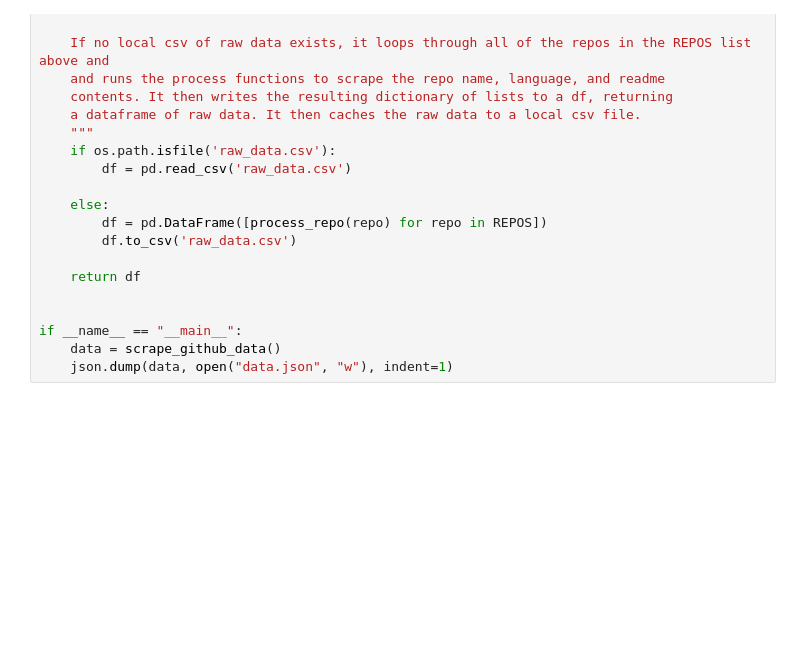
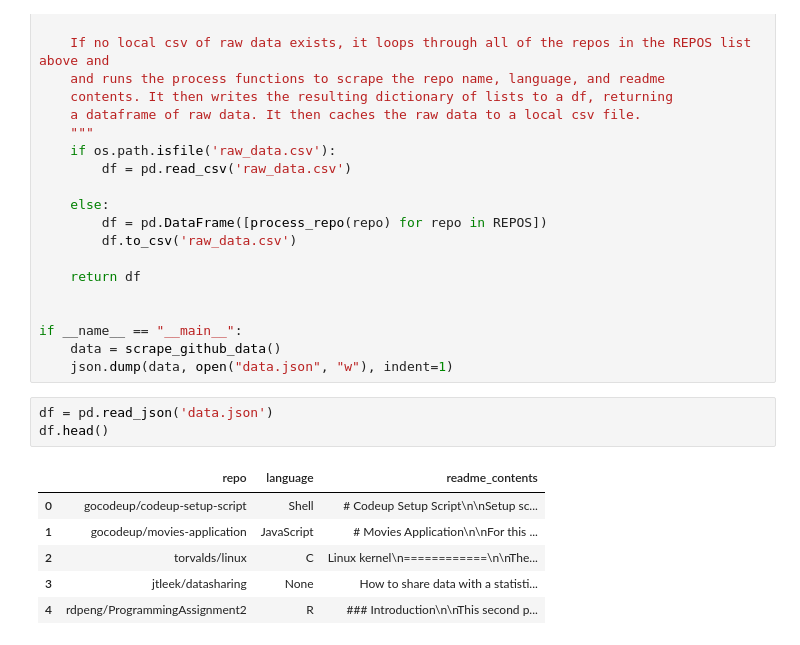
Before and after one commit to team2-nlp-project/team2-nlp-project, a Jupyter notebook: nathan_acquire.ipynb, the cells around one changed output. Drawn from its saved outputs; the diff is of its cells as text; blank space fills up the shorter version.

```diff
--- a/nathan_acquire.ipynb
+++ b/nathan_acquire.ipynb
@@ -470,3 +470,13 @@ def scrape_github_data():
 if __name__ == "__main__":
     data = scrape_github_data()
     json.dump(data, open("data.json", "w"), indent=1)
+# %%
+df = pd.read_json('data.json')
+df.head()
+# %% [output]
+|  | repo | language | readme_contents |
+| 0 | gocodeup/codeup-setup-script | Shell | # Codeup Setup Script\n\nSetup sc... |
+| 1 | gocodeup/movies-application | JavaScript | # Movies Application\n\nFor this ... |
+| 2 | torvalds/linux | C | Linux kernel\n============\n\nThe... |
+| 3 | jtleek/datasharing | None | How to share data with a statisti... |
+| 4 | rdpeng/ProgrammingAssignment2 | R | ### Introduction\n\nThis second p... |
```
Also changed, not shown: parts of 11 cells of this notebook, 1 other file.
